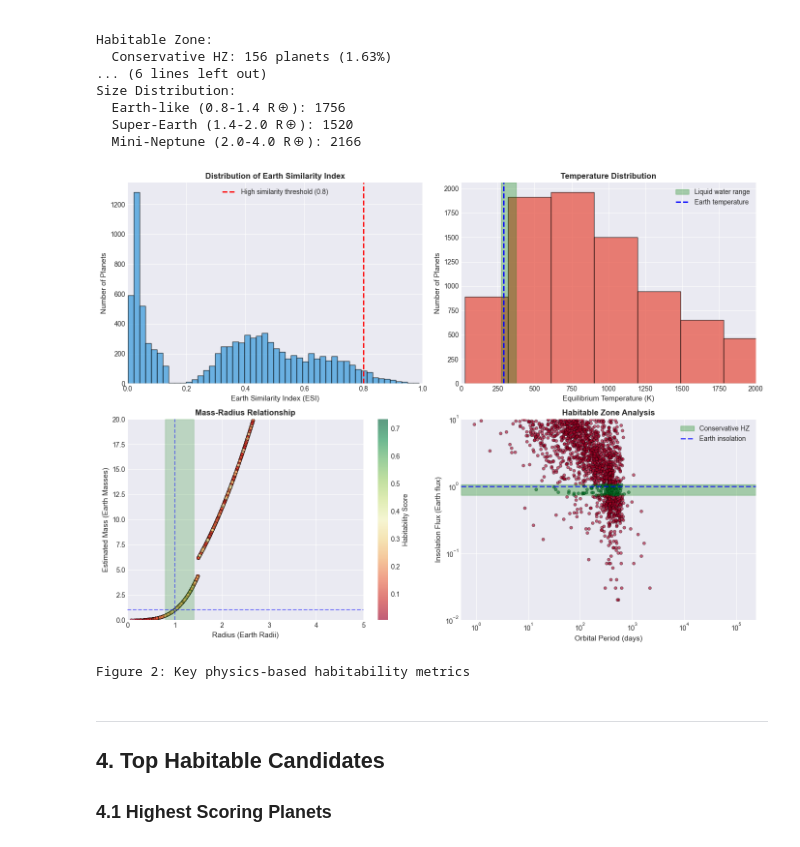
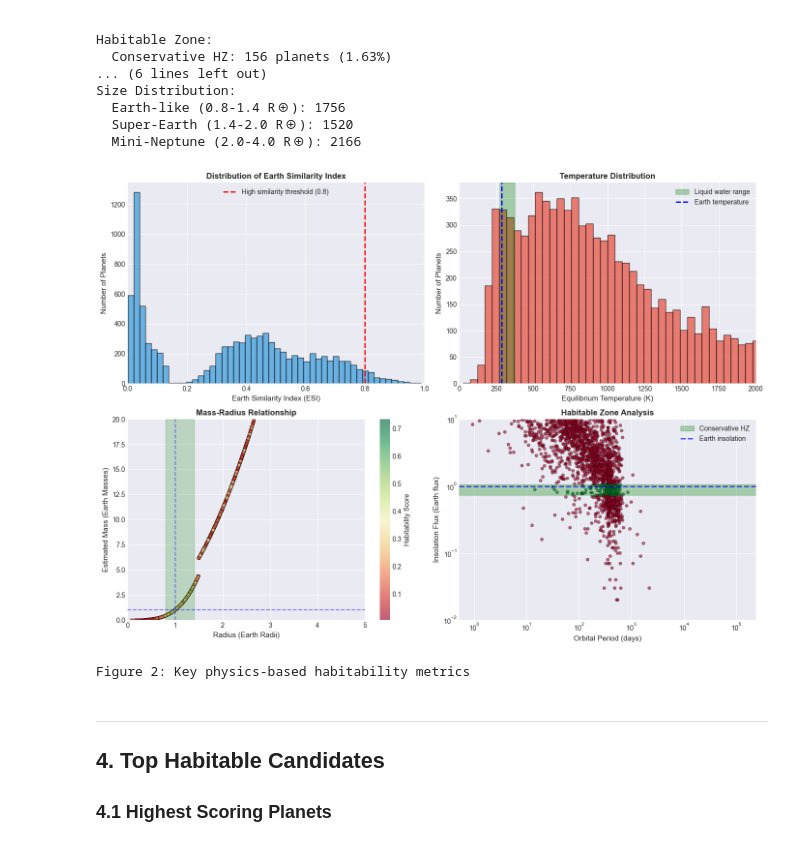
Before and after one commit to arminapp/xplorer, a Jupyter notebook: exoplanet_habitability_analysis.ipynb, the cells around one changed output. Cells and saved outputs as stored; diff of their text form; code cells hidden in the pictures.

```diff
--- a/exoplanet_habitability_analysis.ipynb
+++ b/exoplanet_habitability_analysis.ipynb
@@ -63,7 +45,7 @@ plt.rcParams['figure.figsize'] = (12, 6)
 plt.rcParams['font.size'] = 10
 # %%
 # Load the habitability scores from physics-based analysis
-df = pd.read_csv('cumulative_2025.10.04_15.04.09_habitability_scores.csv')
+df = pd.read_csv('data/processed/cumulative_2025.10.04_15.04.09_habitability_scores.csv')
 
 print(f"Dataset Shape: {df.shape}")
 print(f"\nColumns: {df.columns.tolist()}")
@@ -240,7 +222,7 @@ axes[0, 0].legend()
 axes[0, 0].set_xlim(0, 1)
 
 # 2. Temperature distribution with liquid water range
-axes[0, 1].hist(valid_data['temperature_k'], bins=50, color='#e74c3c', alpha=0.7, edgecolor='black')
+axes[0, 1].hist(valid_data['temperature_k'], bins=300, color='#e74c3c', alpha=0.7, edgecolor='black')
 axes[0, 1].axvspan(273, 373, alpha=0.3, color='green', label='Liquid water range')
 axes[0, 1].axvline(288, color='blue', linestyle='--', linewidth=2, label='Earth temperature')
 axes[0, 1].set_xlabel('Equilibrium Temperature (K)', fontsize=11)
@@ -258,35 +240,35 @@ axes[1, 0].axhline(1.0, color='blue', linestyle='--', alpha=0.5, label='Earth ma
 axes[1, 0].axvline(1.0, color='blue', linestyle='--', alpha=0.5, label='Earth radius')
 axes[1, 0].axvspan(0.8, 1.4, alpha=0.2, color='green', label='Earth-like size')
 axes[1, 0].set_xlabel('Radius (Earth Radii)', fontsize=11)
 axes[1, 0].set_ylabel('Estimated Mass (Earth Masses)', fontsize=11)
 axes[1, 0].set_title('Mass-Radius Relationship', fontsize=12, fontweight='bold')
 axes[1, 0].set_xlim(0, 5)
 axes[1, 0].set_ylim(0, 20)
 cbar = plt.colorbar(scatter, ax=axes[1, 0])
 cbar.set_label('Habitability Score', fontsize=10)
 
 # 4. Habitable Zone visualization
 hz_data = valid_data[valid_data['insolation_flux'] < 10]  # Filter extreme values
 axes[1, 1].scatter(hz_data['period_days'], hz_data['insolation_flux'],
                    c=hz_data['in_hz_conservative'], cmap='RdYlGn',
                    s=20, alpha=0.6, edgecolors='black', linewidth=0.5)
 axes[1, 1].axhspan(1.0/1.37, 1.0/0.95, alpha=0.3, color='green', label='Conservative HZ')
 axes[1, 1].axhline(1.0, color='blue', linestyle='--', linewidth=2, label='Earth insolation', alpha=0.7)
 axes[1, 1].set_xlabel('Orbital Period (days)', fontsize=11)
 axes[1, 1].set_ylabel('Insolation Flux (Earth flux)', fontsize=11)
 axes[1, 1].set_title('Habitable Zone Analysis', fontsize=12, fontweight='bold')
 axes[1, 1].set_xscale('log')
 axes[1, 1].set_yscale('log')
 axes[1, 1].legend(loc='upper right')
 axes[1, 1].set_ylim(0.01, 10)
 
 plt.tight_layout()
-plt.savefig('fig2_physics_metrics.png', dpi=300, bbox_inches='tight')
+plt.savefig('srcs/figures/fig2_physics_metrics.png', dpi=300, bbox_inches='tight')
 plt.show()
 
 print("Figure 2: Key physics-based habitability metrics")
 # %% [output]
-[figure, old version]
+[figure, new version]
 Figure 2: Key physics-based habitability metrics
 # %% [markdown]
 ---
```
Also changed, not shown: parts of 8 cells of this notebook, 3 other files.
